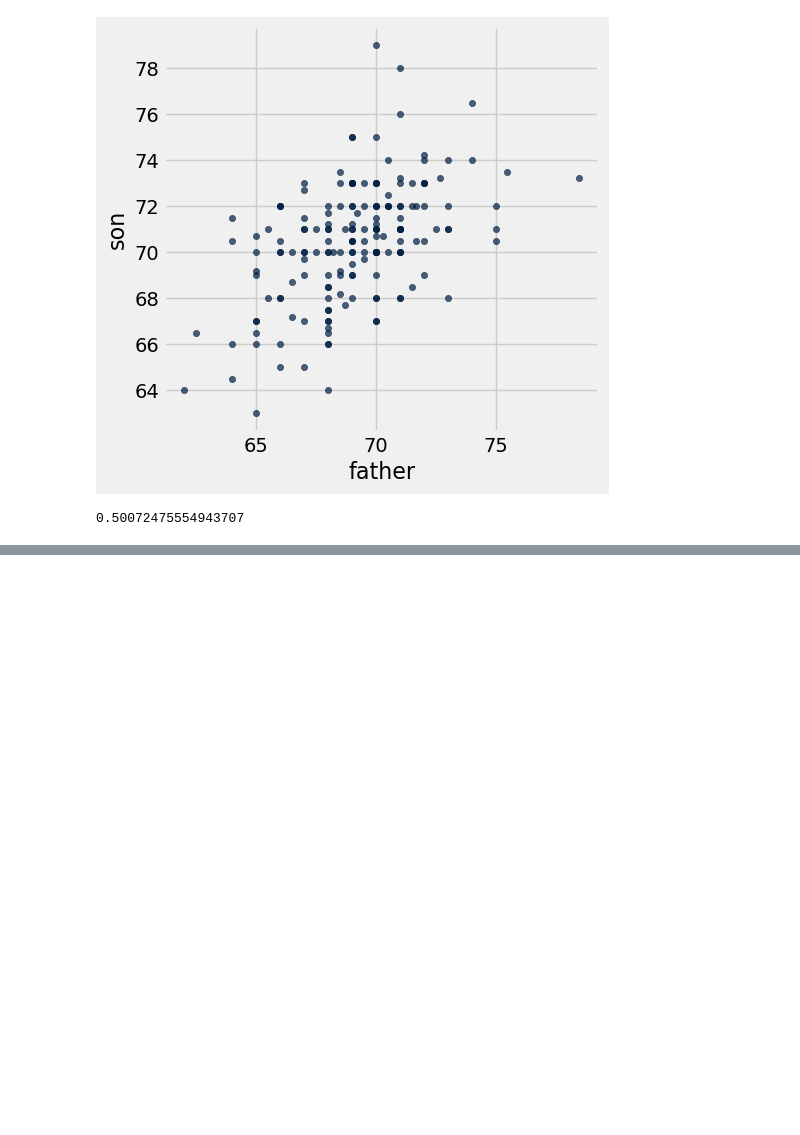
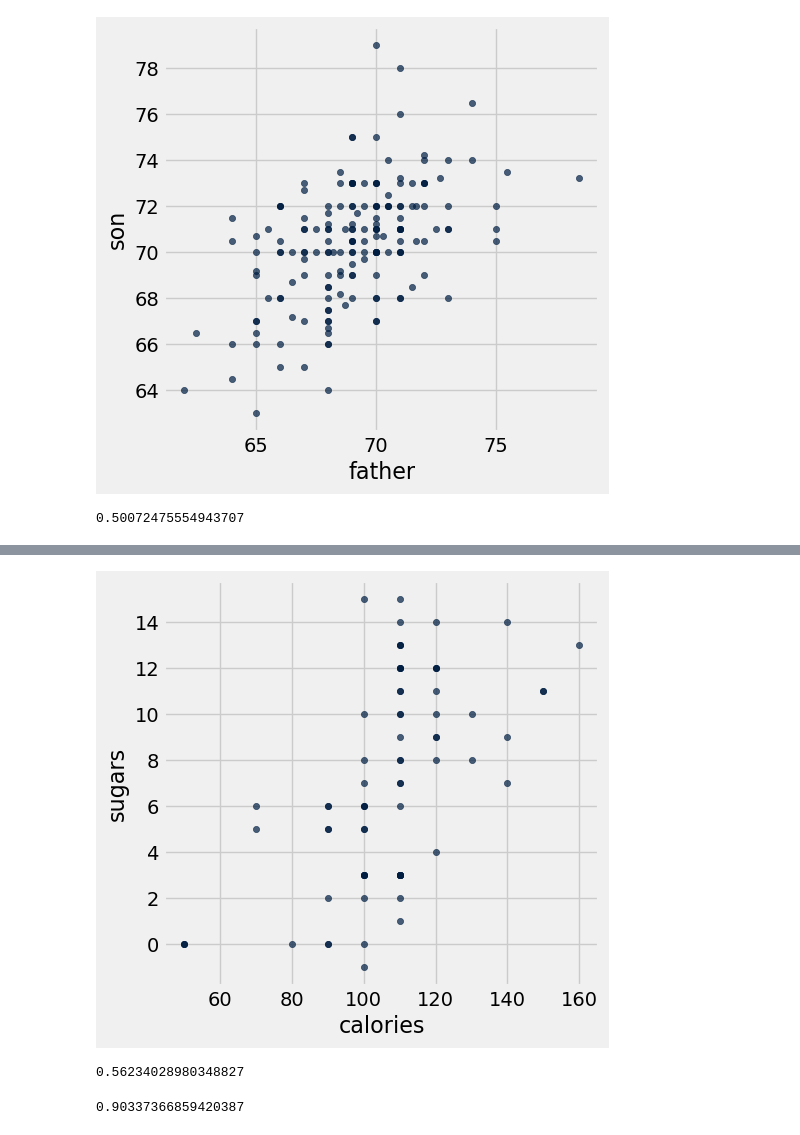
Before and after one commit to lawtonsclass/s26-code-from-class, a Jupyter notebook: data8/ch15.ipynb, the cells around one changed output, grey strips where cells are left out. Cells and saved outputs as stored; diff of their text form; code cells hidden in the pictures; blank space fills up the shorter version.

```diff
--- a/data8/ch15.ipynb
+++ b/data8/ch15.ipynb
@@ -350,0 +353,3 @@ np.mean(father_su * son_su)
+# %%
+cereal = Table.read_table('data/cereal.csv')
+cereal
@@ -350,0 +375,12 @@ np.mean(father_su * son_su)
+# %%
+cereal.scatter('calories', 'sugars')
+# %% [output]
+[figure, added]
+# %%
+correlation(cereal, 'calories', 'sugars')
+# %% [output]
+0.56234028980348827
+# %%
+correlation(cereal, 'fiber', 'potass')
+# %% [output]
+0.90337366859420387
```
Also changed, not shown: parts of 50 cells of this notebook.
